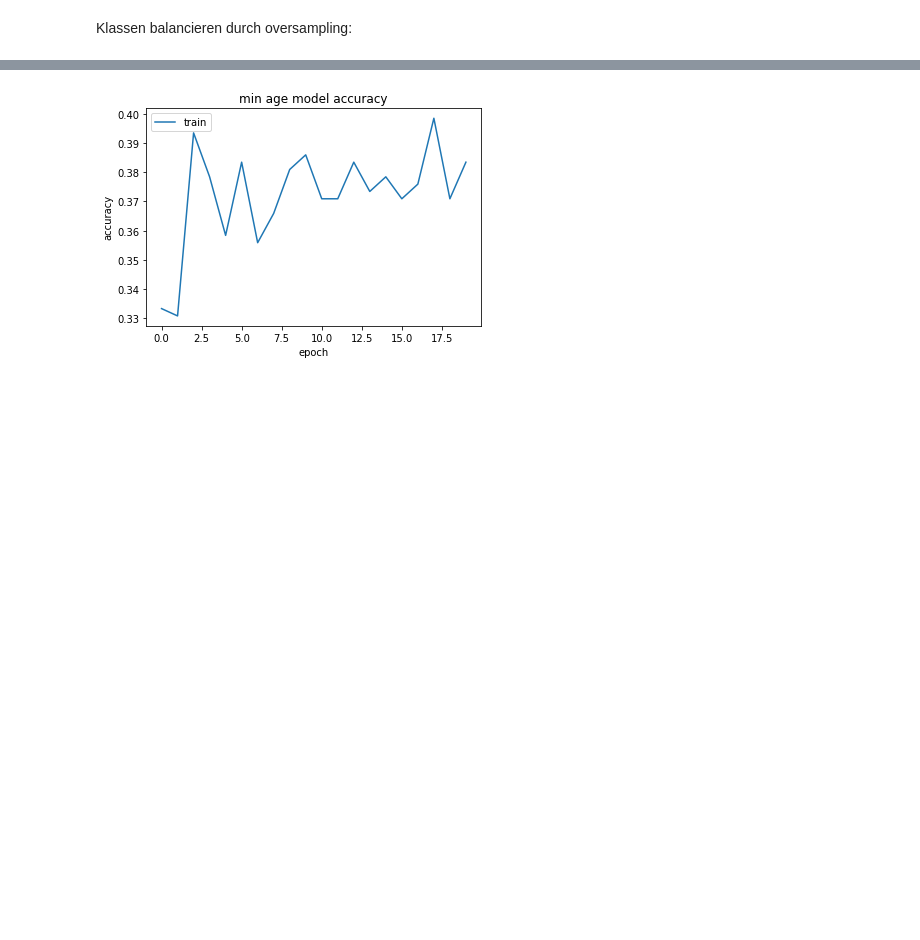
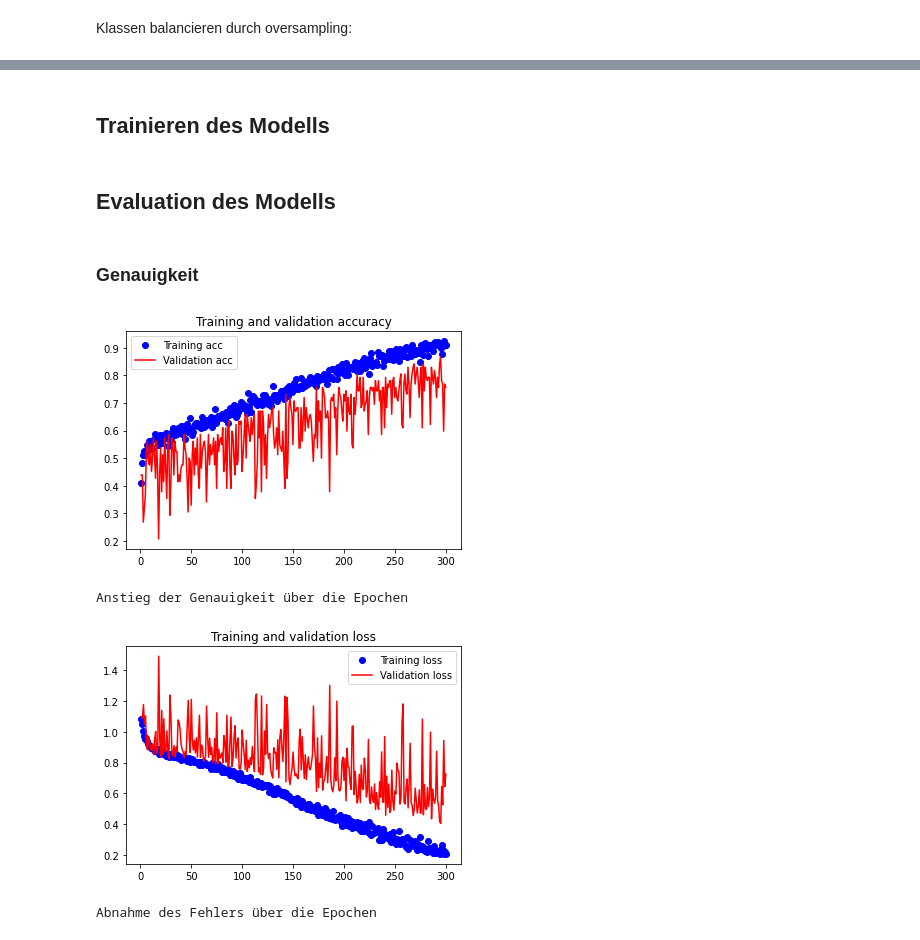
Before and after one commit to timhalter/PA-Addee, a Jupyter notebook: PA_Addee_Emotion_final.ipynb, the cells around one changed output, grey strips where cells are left out. Drawn from its saved outputs; the diff is of its cells as text; code cells hidden in the pictures; blank space fills up the shorter version.

```diff
--- a/PA_Addee_Emotion_final.ipynb
+++ b/PA_Addee_Emotion_final.ipynb
@@ -360,4 +318,4 @@ array([[0.04347826, 0.06659604, 0.13043478, ..., 0.06049039, 0.17391304,
 # %% [markdown]
 Train/Test split:
 # %%
-train_x_min,test_x_min,train_y_min,test_y_min = train_test_split(df_merged,df.FSK_Group.astype(np.float32))
+train_features,test_features,train_labels,test_labels = train_test_split(df_merged,df.age_group.astype(np.float32), test_size=0.2)
@@ -364,9 +324,8 @@ train_x_min,test_x_min,train_y_min,test_y_min = train_test_split(df_merged,df.FS
 # %% [markdown]
 Klassen balancieren durch oversampling:
 # %%
-from collections import Counter
 over_sampler = RandomOverSampler(random_state=42)
-X_res, y_res = over_sampler.fit_resample(train_x_min, train_y_min)
-print(f"Training target statistics: { Counter(y_res) }")
-print(f"Testing target statistics: { Counter(test_y_min) }")
+train_features, train_labels = over_sampler.fit_resample(train_features, train_labels)
+print(f"Trainingsdaten: { Counter(train_labels) }")
+print(f"Testdaten: { Counter(test_labels) }")
 # %% [output]
@@ -421,9 +384,2 @@ plt.show()
-# %%
-plt.plot(history.history['accuracy'])
-plt.title('min age model accuracy')
-plt.ylabel('accuracy')
-plt.xlabel('epoch')
-plt.legend(['train'], loc='upper left')
-plt.show()
-# %% [output]
-[figure, removed]
+# %% [markdown]
+## **Trainieren des Modells**
@@ -429,0 +391,31 @@ plt.show()
+# %% [markdown]
+## **Evaluation des Modells**
+# %% [markdown]
+### **Genauigkeit**
+# %%
+acc = history.history['accuracy']
+val_acc = history.history['val_accuracy']
+loss = history.history['loss']
+val_loss = history.history['val_loss']
+epochs = range(1, len(acc) + 1)
+
+plt.plot(epochs, acc, 'bo', label='Training acc')
+plt.plot(epochs, val_acc, 'b', label='Validation acc', color='red')
+plt.title('Training and validation accuracy')
+plt.legend()
+plt.show()
+print("Anstieg der Genauigkeit über die Epochen")
+print("")
+
+plt.plot(epochs, loss, 'bo', label='Training loss')
+plt.plot(epochs, val_loss, 'b', label='Validation loss', color='red')
+plt.title('Training and validation loss')
+plt.legend()
+plt.show()
+print("Abnahme des Fehlers über die Epochen")
+print("")
+# %% [output]
+[figure, added]
+Anstieg der Genauigkeit über die Epochen
+[figure, added]
+Abnahme des Fehlers über die Epochen
```
Also changed, not shown: parts of 61 cells of this notebook.
